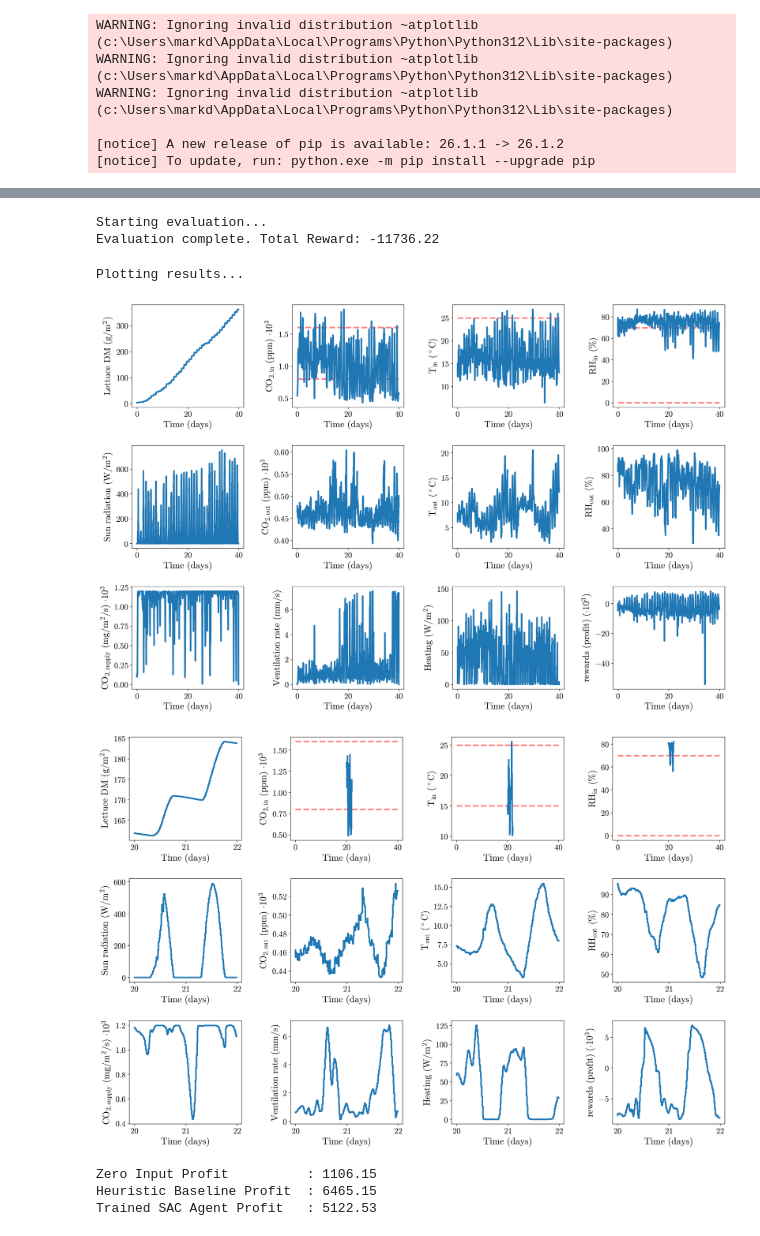
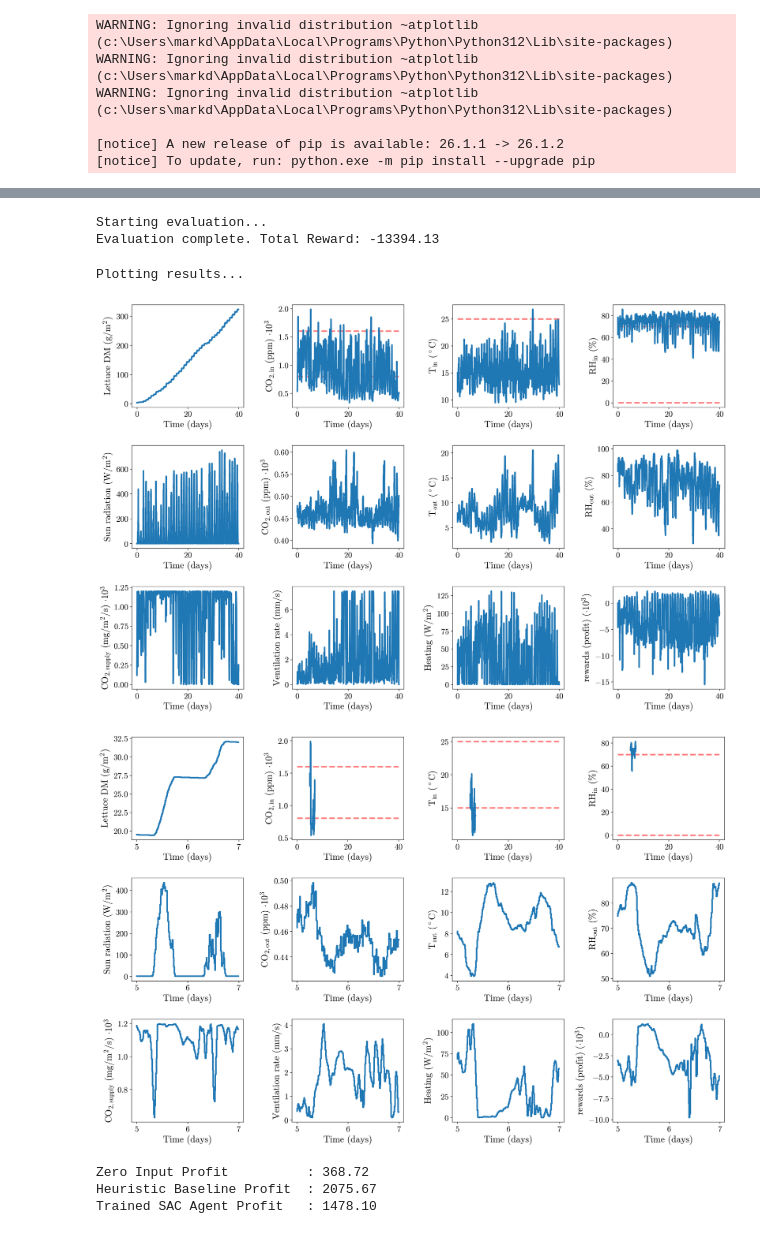
Before and after one commit to DylanHughes02/LettuceGreenhouse, a Jupyter notebook: aml_project/experiments/train_sac.ipynb, the cells around one changed output, grey strips where cells are left out. Drawn from its saved outputs; the diff is of its cells as text; code cells hidden in the pictures.

```diff
--- a/aml_project/experiments/train_sac.ipynb
+++ b/aml_project/experiments/train_sac.ipynb
@@ -43,15 +44,11 @@ from aml_project.common.plot_gh_variables import create_trajectory_figure, plot_
 # %%
-
-
-
-
 # Define the exact coefficients from Morcego et al. (2023)
 # reward_coefs = [c_r1 (growth), c_r_co2_2 (CO2 in-bounds)]
-custom_reward_coefs = np.array([15.0, 0.05])
+custom_reward_coefs = np.array([5.0, 0.05])
 
 # penalty_coefs = [c_r_u1 (CO2), c_r_u2 (Vent), c_r_u3 (Heat), c_r_co2_1 (CO2 bounds), c_r_T1 (Temp low), c_r_T2 (Temp high), c_r_RH (RH), c_r_co2_vent (CO2+vent), c_coact (heat+vent action)]
 custom_penalty_coefs = np.array([4.5360e-4, 0.0075, 8.5725e-4,  # u1, u2, u3
-                           5,                             # c_r_co2_1
+                           0.5,                             # c_r_co2_1
                            0.6, 0.3,                        # c_r_T1, c_r_T2
                            0.05,                            # c_r_RH
                            0.001, 0.06])                     # c_r_co2_vent, c_coact
@@ -63,14 +60,19 @@ base_env = LettuceGreenhouse(
     weather_data_dir=weather_file,
     reward_coefs=custom_reward_coefs,
     penalty_coefs=custom_penalty_coefs,
-    n_days=5
+    n_days= 40
 )
-monitor = Monitor(env, log_dir)
+log_dir = 'tmp'
+os.makedirs(log_dir, exist_ok=True)
+env = Monitor(base_env, log_dir)
+
+vec_env = DummyVecEnv([lambda: env])
+train_env = VecNormalize(vec_env, norm_obs=True, norm_reward=False, clip_obs=10.)
 # %%
 
 # Initialize the Soft Actor-Critic
 device = "cuda" if torch.cuda.is_available() else "cpu"
 model = SAC("MlpPolicy", train_env, verbose=1, learning_rate=1e-3, batch_size=64, device='cpu')
-model.learn(total_timesteps=10000)
+model.learn(total_timesteps=40000, progress_bar=True, log_interval=10)
 model.save("sac_lettuce_greenhouse")
 # %% [output]
@@ -122,7 +149,7 @@ r = rewards[:k]
 print(f"Evaluation complete. Total Reward: {np.sum(r):.2f}")
 # %% [output]
 Starting evaluation...
-Evaluation complete. Total Reward: -11736.22
+Evaluation complete. Total Reward: -13394.13
 # %%
 print("Plotting results...")
 
@@ -130,36 +157,36 @@ nvars = 12
 n_per_day = int((24 * 3600) / base_env.h)
 label = 'Trained SAC policy'
 trajectory = np.concatenate((y, d, u, r), axis=1)
-fig, axes = create_trajectory_figure(nvars, env.L, env.h, env.c, env.obs_low, env.obs_high)
-fig, axes = plot_trajectory(fig, axes, trajectory, env.L, env.h, env.c, 0, env.n_days, n_per_day, label)
+fig, axes = create_trajectory_figure(nvars, base_env.L, base_env.h, base_env.c, base_env.obs_low, base_env.obs_high)
+fig, axes = plot_trajectory(fig, axes, trajectory, base_env.L, base_env.h, base_env.c, 0, base_env.n_days, n_per_day, label)
 # %% [output]
 Plotting results...
-[figure, old version]
+[figure, new version]
 # %%
 # Change 'env' to 'base_env' so the plotting function can see your greenhouse dimensions
 fig, axes = create_trajectory_figure(
     nvars,
     base_env.L,
     base_env.h,
     base_env.c,
     base_env.obs_low,  # It's better to pass your actual bounds here instead of None!
     base_env.obs_high  # (Or leave as None, None if your function specifically handles it)
 )
 
 fig, axes = plot_trajectory(
     fig,
     axes,
     trajectory,
     base_env.L,
     base_env.h,
     base_env.c,
-    20,           # Start day (make sure this matches your intended slice!)
+    5,           # Start day (make sure this matches your intended slice!)
     2,            # Number of days to plot
     n_per_day,
     label
 )
 # %% [output]
-[figure, old version]
+[figure, new version]
 # %%
 def run_zero_input_baseline(base_env):
     # Use base_env to get standard 5-variable gym outputs
@@ -220,6 +247,6 @@ print(f"Zero Input Profit          : {zero_profit:.2f}")
 print(f"Heuristic Baseline Profit  : {heuristic_profit:.2f}")
 print(f"Trained SAC Agent Profit   : {sac_total_profit:.2f}")
 # %% [output]
-Zero Input Profit          : 1106.15
-Heuristic Baseline Profit  : 6465.15
-Trained SAC Agent Profit   : 5122.53
+Zero Input Profit          : 368.72
+Heuristic Baseline Profit  : 2075.67
+Trained SAC Agent Profit   : 1478.10
```
Also changed, not shown: parts of 3 cells of this notebook, 4 other files.
